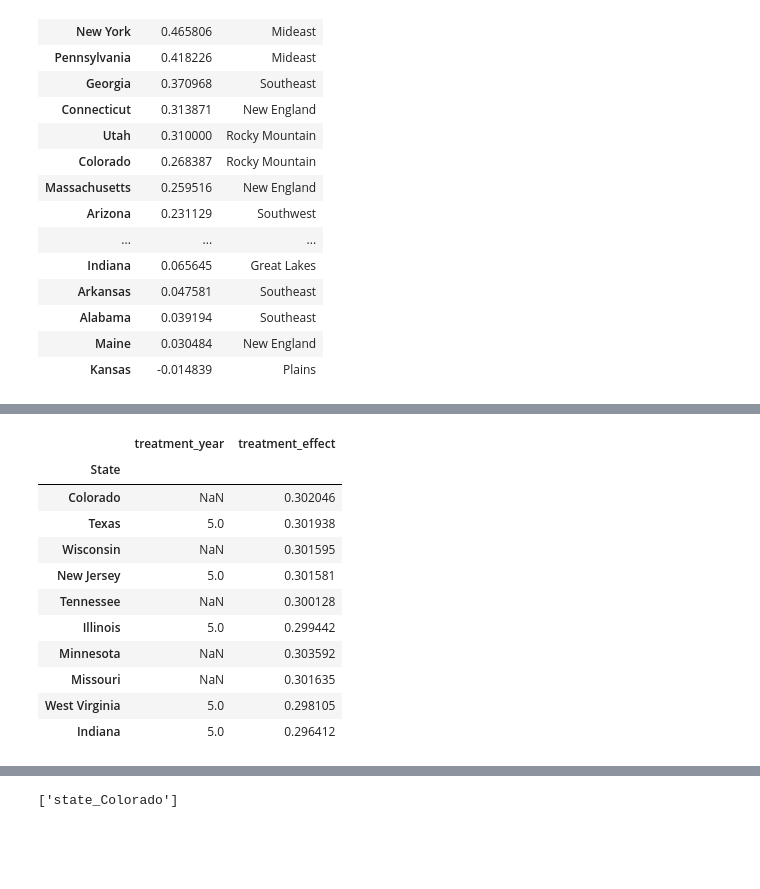
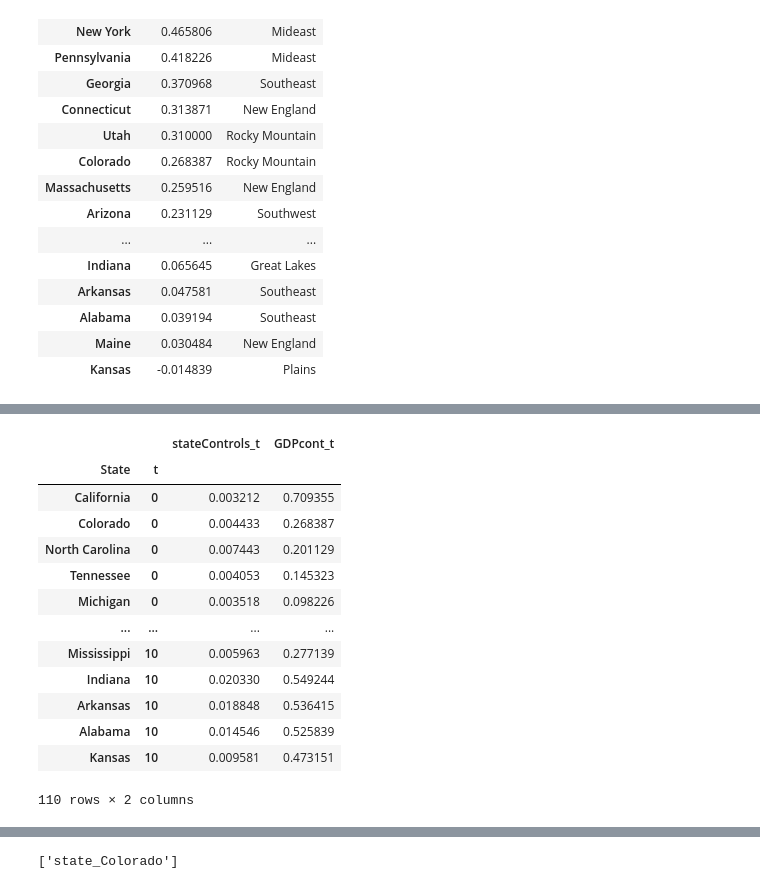
Before and after one commit to GondekNP/TreatmentBiasInvestigator, a Jupyter notebook: setup.ipynb, the cells around one changed output, grey strips where cells are left out. Drawn from its saved outputs; the diff is of its cells as text; code cells hidden in the pictures; blank space fills up the shorter version.

```diff
--- a/setup.ipynb
+++ b/setup.ipynb
@@ -77,19 +74,21 @@ simLong
 110 rows × 2 columns
-# %%
-treatment
-# %% [output]
-|  | treatment_year | treatment_effect |
-| State |  |  |
-| Colorado | NaN | 0.302046 |
-| Texas | 5.0 | 0.301938 |
-| Wisconsin | NaN | 0.301595 |
-| New Jersey | 5.0 | 0.301581 |
-| Tennessee | NaN | 0.300128 |
-| Illinois | 5.0 | 0.299442 |
-| Minnesota | NaN | 0.303592 |
-| Missouri | NaN | 0.301635 |
-| West Virginia | 5.0 | 0.298105 |
-| Indiana | 5.0 | 0.296412 |
+# %%
+simLong
+# %% [output]
+|  |  | stateControls_t | GDPcont_t |
+| State | t |  |  |
+| California | 0 | 0.003212 | 0.709355 |
+| Colorado | 0 | 0.004433 | 0.268387 |
+| North Carolina | 0 | 0.007443 | 0.201129 |
+| Tennessee | 0 | 0.004053 | 0.145323 |
+| Michigan | 0 | 0.003518 | 0.098226 |
+| ... | ... | ... | ... |
+| Mississippi | 10 | 0.005963 | 0.277139 |
+| Indiana | 10 | 0.020330 | 0.549244 |
+| Arkansas | 10 | 0.018848 | 0.536415 |
+| Alabama | 10 | 0.014546 | 0.525839 |
+| Kansas | 10 | 0.009581 | 0.473151 |
+110 rows × 2 columns
 # %%
 ax = sns.lineplot(data= simLong, x = 't', y = 'GDPcont_t', hue = 'State')
 # ax.get_legend().remove()
```
Also changed, not shown: parts of 8 cells of this notebook, 2 other files.
